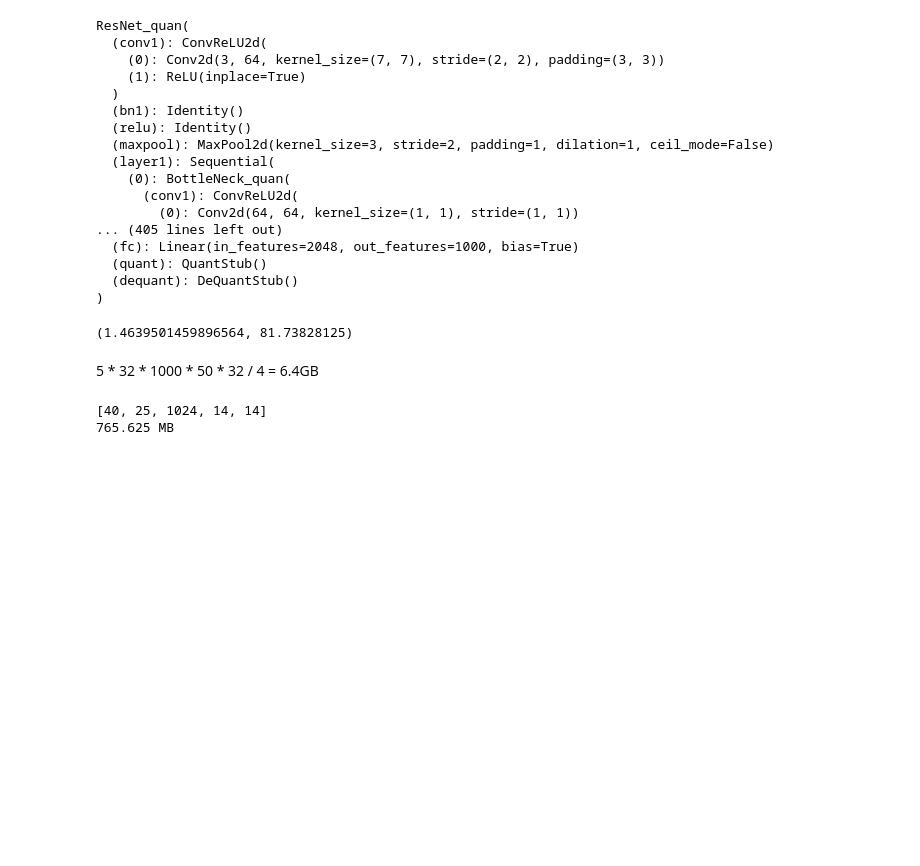
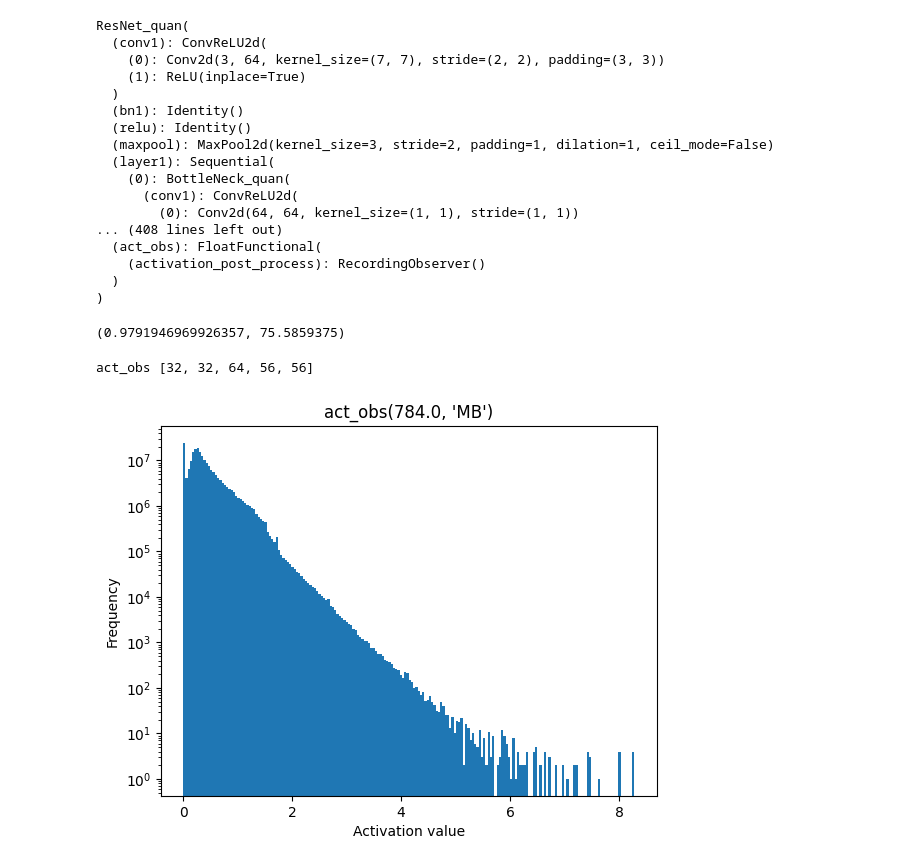
Before and after one commit to jiho264/2024-RISE-Quantization, a Jupyter notebook: activation_viewer.ipynb, the cells around one changed output. Cells and saved outputs as stored; diff of their text form; code cells hidden in the pictures; blank space fills up the shorter version.

Commit message:
make activation viewer!

```diff
--- a/activation_viewer.ipynb
+++ b/activation_viewer.ipynb
@@ -9,17 +9,12 @@ import matplotlib.pyplot as plt
 import numpy as np
 # %%
 device = "cpu"
-model = resnet50_quan(weights=resnet.ResNet50_Weights.DEFAULT)
+model = resnet50_quan(weights=resnet.ResNet50_Weights.IMAGENET1K_V1)
 model.to(device)
 model.eval()
 
 # set fuse ############################################################
 model = fuse_ALL(model)
-
-model.layer3[5].add2.qconfig = torch.quantization.QConfig(
-    activation=torch.quantization.RecordingObserver.with_args(dtype=torch.quint8),
-    weight=None,
-)
 
 
 for name, module in model.named_modules():
@@ -27,7 +22,7 @@ for name, module in model.named_modules():
     if hasattr(module, "qconfig"):
         if module.qconfig is not None:
             print(f"{name} | {module.qconfig}")
-    if len(name) > 2 and name[-4:] == "add2":
+    if len(name) > 2 and name[-7:] == "act_obs":
 
         module.qconfig = torch.quantization.QConfig(
             activation=torch.quantization.RecordingObserver.with_args(
@@ -69,10 +64,10 @@ ResNet_quan(
     (0): BottleNeck_quan(
       (conv1): ConvReLU2d(
         (0): Conv2d(64, 64, kernel_size=(1, 1), stride=(1, 1))
-... (405 lines left out)
-  (fc): Linear(in_features=2048, out_features=1000, bias=True)
-  (quant): QuantStub()
-  (dequant): DeQuantStub()
+... (408 lines left out)
+  (act_obs): FloatFunctional(
+    (activation_post_process): RecordingObserver()
+  )
 )
 # %%
 # calibrate the model ############################################################
@@ -89,24 +84,30 @@ train_loader, _ = GetDataset(
 # nvidia paper == 1024 images
 print(SingleEpochEval(model, train_loader, criterion, device, limit=32))
 # %% [output]
-(1.4639501459896564, 81.73828125)
+(0.9791946969926357, 75.5859375)
-# %% [markdown]
-5 * 32 * 1000 * 50 * 32 / 4 = 6.4GB
 # %%
-wns = model.layer3[5].add2.activation_post_process.get_tensor_value()
-wns = np.array(wns)
-print(list(wns.shape))
-cnt = 1
-for i in list(wns.shape):
-    cnt*=i
-print(cnt*4/1024/1024, "MB")
-wns = wns.flatten()
-
-plt.hist(wns, bins=200)
-plt.yscale("log")
-plt.xlabel("Activation value")
-plt.ylabel("Frequency")
-plt.show()
+for name, module in model.named_modules():
+    if (
+        len(name) > 2
+        and name[-7:] == "act_obs"
+        and hasattr(module, "activation_post_process")
+    ):
+        if name == "act_obs":
+            print(f"{name}", end=" ")
+            wns = module.activation_post_process.get_tensor_value()
+            wns = np.array(wns)
+            print(list(wns.shape))
+            cnt = 1
+            for i in list(wns.shape):
+                cnt *= i
+            wns = wns.flatten()
+            plt.hist(wns, bins=200)
+            tmp = cnt * 4 / 1024 / 1024, "MB"
+            plt.title(name + str(tmp))
+            plt.yscale("log")
+            plt.xlabel("Activation value")
+            plt.ylabel("Frequency")
+            plt.show()
 # %% [output]
-[40, 25, 1024, 14, 14]
-765.625 MB
+act_obs [32, 32, 64, 56, 56]
+[figure, added]
```
Also changed, not shown: parts of 2 cells of this notebook, 2 other files.
